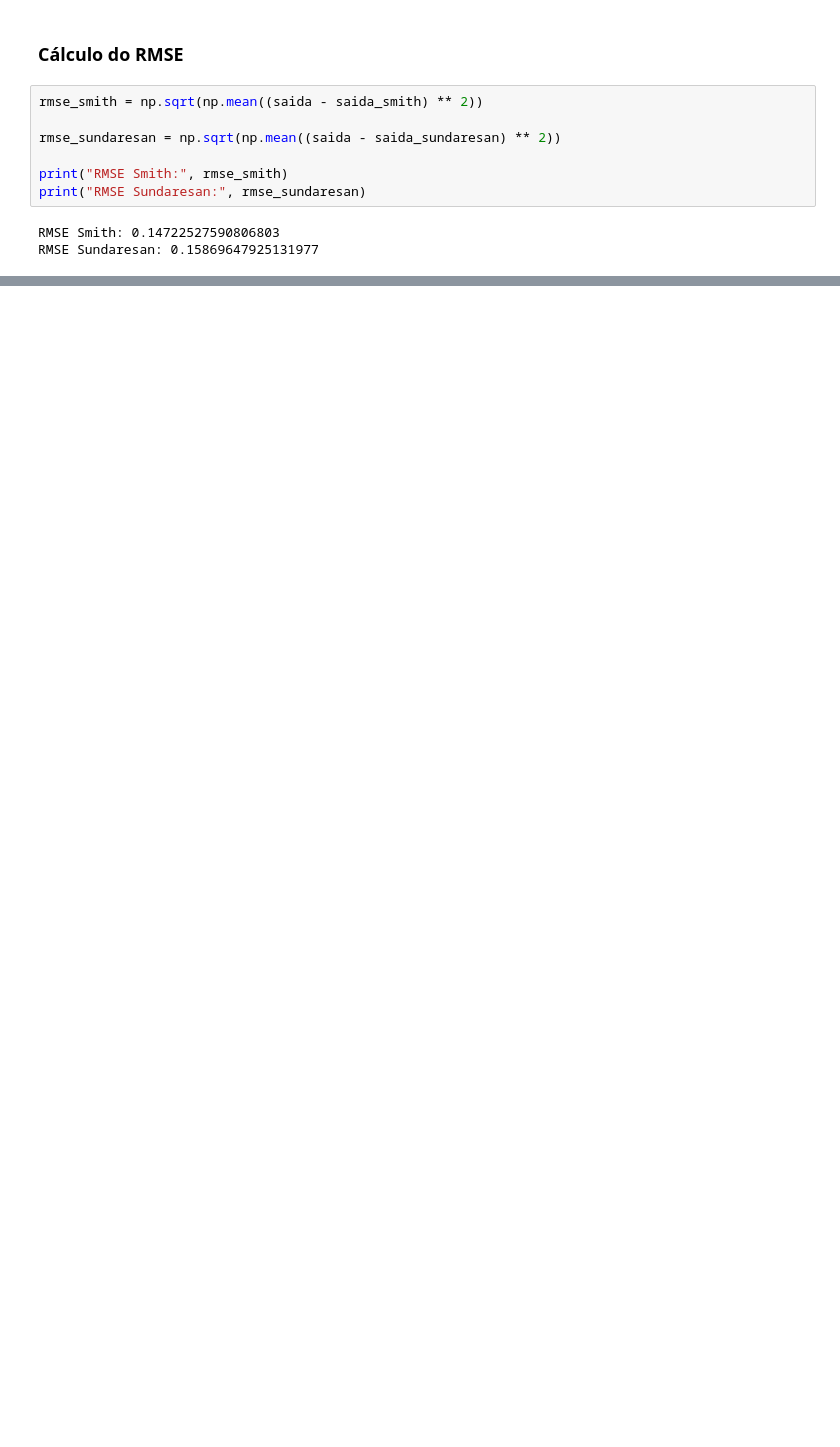
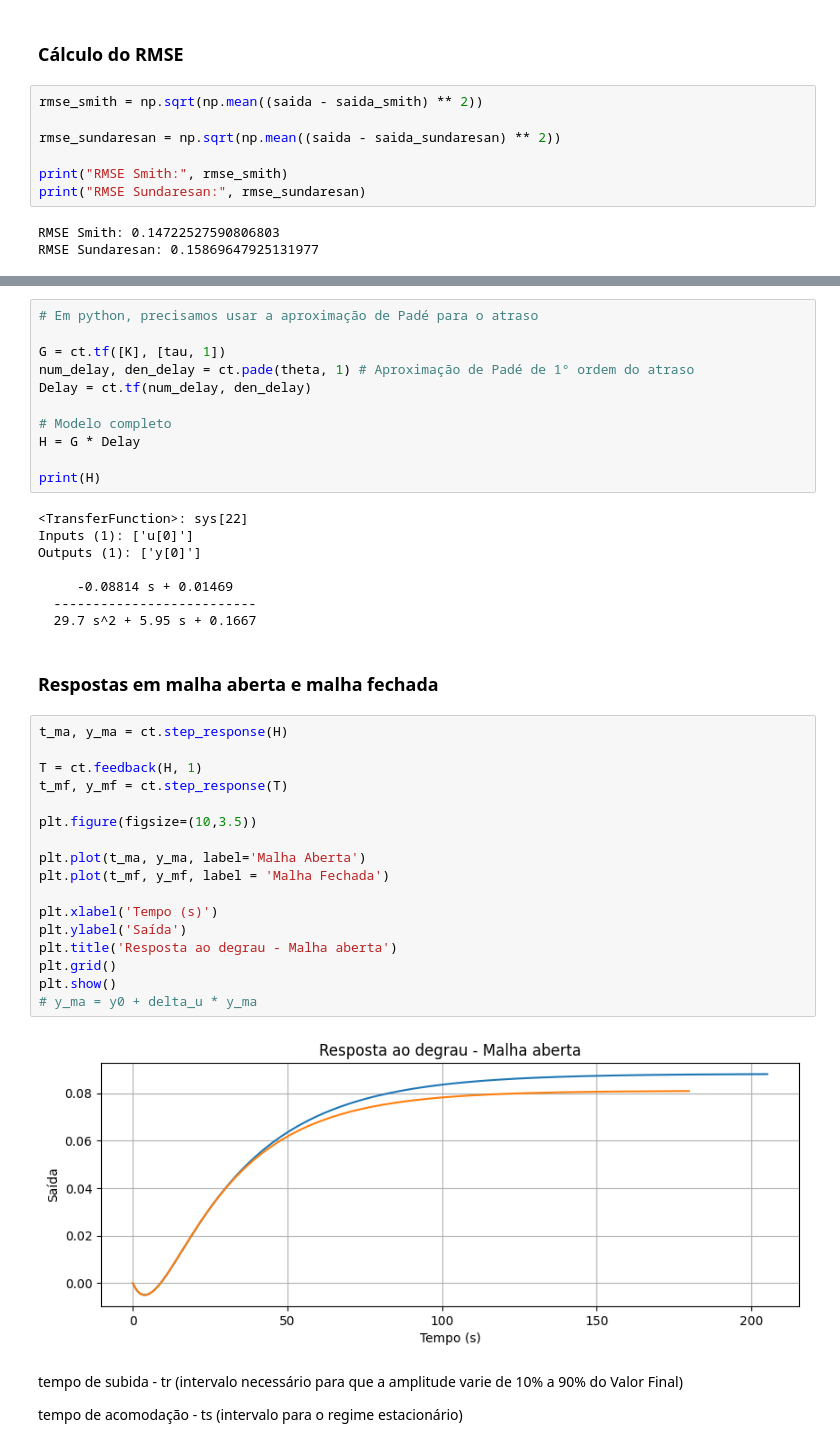
Before and after one commit to natalia-batista/Projeto-C13-, a Jupyter notebook: SistemasEmbarcados.ipynb, the cells around one changed output, grey strips where cells are left out. Drawn from its saved outputs; the diff is of its cells as text; blank space fills up the shorter version.

Commit message:
funcao de tranferencia e resposta em malha aberta e malha fechada

```diff
--- a/SistemasEmbarcados.ipynb
+++ b/SistemasEmbarcados.ipynb
@@ -189,0 +205,44 @@ RMSE Sundaresan: 0.15869647925131977
+# %%
+# Em python, precisamos usar a aproximação de Padé para o atraso
+
+G = ct.tf([K], [tau, 1])
+num_delay, den_delay = ct.pade(theta, 1) # Aproximação de Padé de 1° ordem do atraso
+Delay = ct.tf(num_delay, den_delay)
+
+# Modelo completo
+H = G * Delay
+
+print(H)
+# %% [output]
+<TransferFunction>: sys[22]
+Inputs (1): ['u[0]']
+Outputs (1): ['y[0]']
+
+     -0.08814 s + 0.01469
+  --------------------------
+  29.7 s^2 + 5.95 s + 0.1667
+# %% [markdown]
+### Respostas em malha aberta e malha fechada
+# %%
+t_ma, y_ma = ct.step_response(H)
+
+T = ct.feedback(H, 1)
+t_mf, y_mf = ct.step_response(T)
+
+plt.figure(figsize=(10,3.5))
+
+plt.plot(t_ma, y_ma, label='Malha Aberta')
+plt.plot(t_mf, y_mf, label = 'Malha Fechada')
+
+plt.xlabel('Tempo (s)')
+plt.ylabel('Saída')
+plt.title('Resposta ao degrau - Malha aberta')
+plt.grid()
+plt.show()
+# y_ma = y0 + delta_u * y_ma
+# %% [output]
+[figure, added]
+# %% [markdown]
+tempo de subida - tr (intervalo necessário para que a amplitude varie de 10% a 90% do Valor Final)
+
+tempo de acomodação  - ts (intervalo para o regime estacionário)
```
Also changed, not shown: parts of 9 cells of this notebook.
